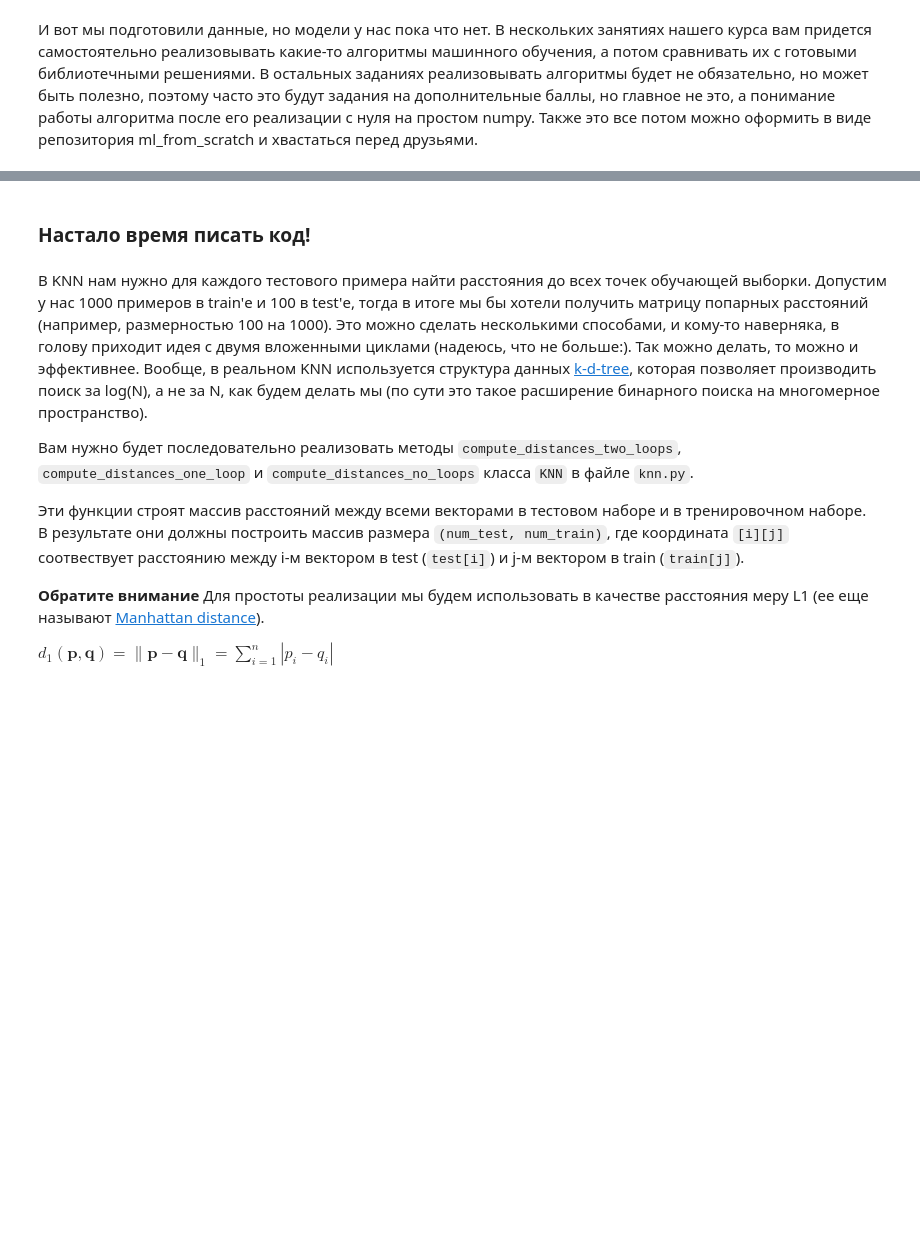
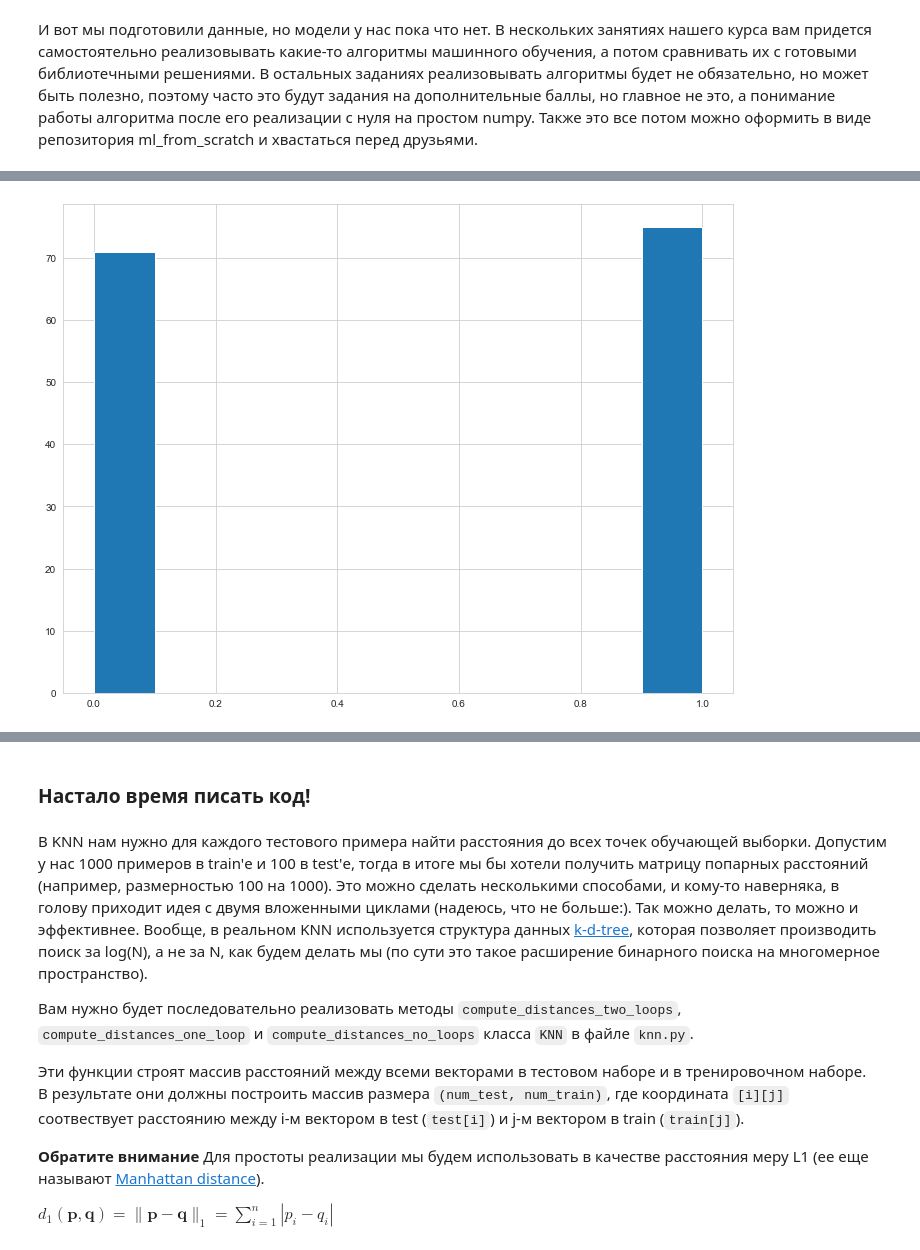
Before and after one commit to Tatiana-kik/BI_ML_2021, a Jupyter notebook: lesson_1_intro_knn/homework/KNN.ipynb, the cells around one changed output, grey strips where cells are left out. Saved outputs shown, nothing was run; the diff lists cells and outputs as text; code cells hidden in the pictures; blank space fills up the shorter version.

```diff
--- a/lesson_1_intro_knn/homework/KNN.ipynb
+++ b/lesson_1_intro_knn/homework/KNN.ipynb
@@ -147,0 +142,5 @@ knn_classifier.fit(binary_train_X, binary_train_y)
+# %%
+plt.hist(binary_train_y)
+plt.show()
+# %% [output]
+[figure, added]
```
Also changed, not shown: parts of 52 cells of this notebook, 2 other files.
